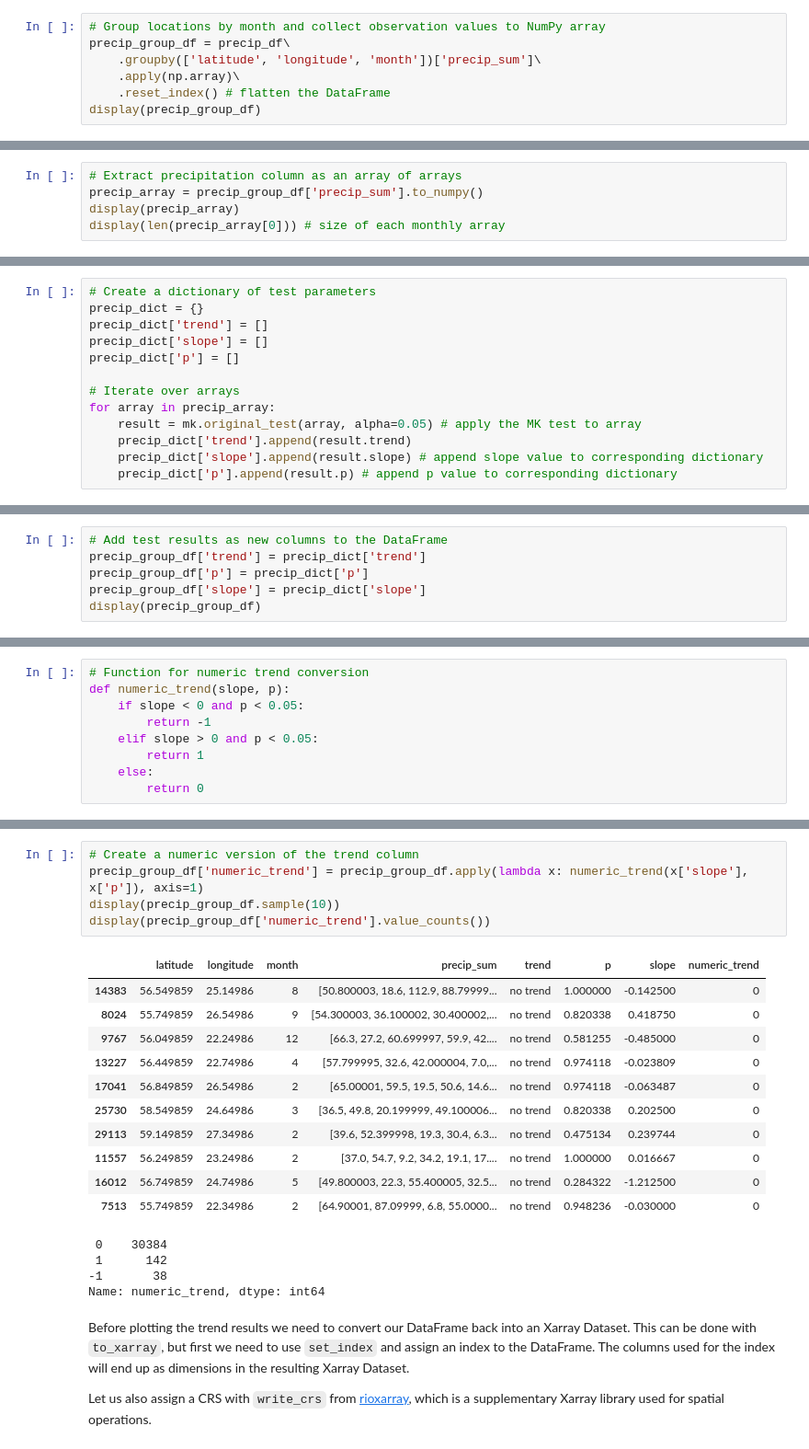
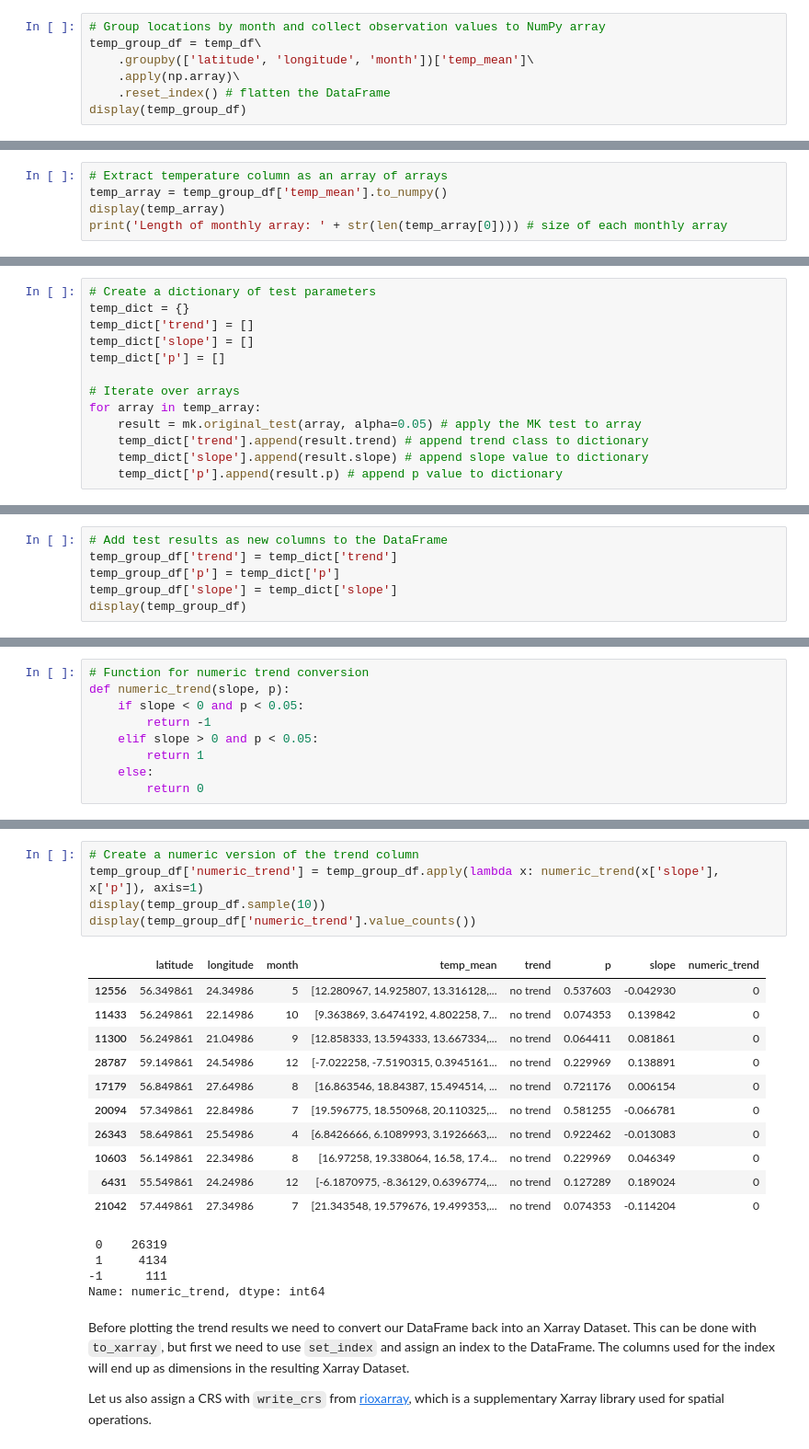
Before and after one commit to LandscapeGeoinformatics/EGU_2021_lgeo_workshops, a Jupyter notebook: SC5.8/EGU2021_Workshop_SC58.ipynb, the cells around one changed output, grey strips where cells are left out. Shown: that part at 92% size. Saved outputs shown, nothing was run; the diff lists cells and outputs as text.

```diff
--- a/SC5.8/EGU2021_Workshop_SC58.ipynb
+++ b/SC5.8/EGU2021_Workshop_SC58.ipynb
@@ -193,8 +221,8 @@ Pandas function `apply` can be used for applying different functions rowwise in
 # %%
 # Group locations by month and collect observation values to NumPy array
-precip_group_df = precip_df\
-    .groupby(['latitude', 'longitude', 'month'])['precip_sum']\
+temp_group_df = temp_df\
+    .groupby(['latitude', 'longitude', 'month'])['temp_mean']\
     .apply(np.array)\
     .reset_index() # flatten the DataFrame
-display(precip_group_df)
+display(temp_group_df)
 # %% [output]
@@ -218,8 +246,8 @@ For this reason, it is optimal to convert the `precip_sum` column into a NumPy a
 
 The order of records will be retained, so we can later add the trend analysis results back to the DataFrame.
 # %%
-# Extract precipitation column as an array of arrays
-precip_array = precip_group_df['precip_sum'].to_numpy()
-display(precip_array)
-display(len(precip_array[0])) # size of each monthly array
+# Extract temperature column as an array of arrays
+temp_array = temp_group_df['temp_mean'].to_numpy()
+display(temp_array)
+print('Length of monthly array: ' + str(len(temp_array[0]))) # size of each monthly array
 # %% [output]
@@ -263,14 +291,14 @@ For our purposes, we will only extract parameters `trend`, `p` and `slope`, whic
 # %%
 # Create a dictionary of test parameters
-precip_dict = {}
-precip_dict['trend'] = []
-precip_dict['slope'] = []
-precip_dict['p'] = []
+temp_dict = {}
+temp_dict['trend'] = []
+temp_dict['slope'] = []
+temp_dict['p'] = []
 
 # Iterate over arrays
-for array in precip_array:
+for array in temp_array:
     result = mk.original_test(array, alpha=0.05) # apply the MK test to array
-    precip_dict['trend'].append(result.trend)
-    precip_dict['slope'].append(result.slope) # append slope value to corresponding dictionary
-    precip_dict['p'].append(result.p) # append p value to corresponding dictionary
+    temp_dict['trend'].append(result.trend) # append trend class to dictionary
+    temp_dict['slope'].append(result.slope) # append slope value to dictionary
+    temp_dict['p'].append(result.p) # append p value to dictionary
 # %% [markdown]
@@ -278,7 +306,7 @@ As the order of arrays was the same as in `precip_group_df` we can add the MK te
 # %%
 # Add test results as new columns to the DataFrame
-precip_group_df['trend'] = precip_dict['trend']
-precip_group_df['p'] = precip_dict['p']
-precip_group_df['slope'] = precip_dict['slope']
-display(precip_group_df)
+temp_group_df['trend'] = temp_dict['trend']
+temp_group_df['p'] = temp_dict['p']
+temp_group_df['slope'] = temp_dict['slope']
+display(temp_group_df)
 # %% [output]
@@ -344,24 +359,24 @@ Now we can use `apply` and its `lambda` parameter to generate the `numeric_tren`
 Some examples of `lambda` use can be found at [https://pandas.pydata.org/docs/reference/api/pandas.DataFrame.apply.html](https://pandas.pydata.org/docs/reference/api/pandas.DataFrame.apply.html).
 # %%
 # Create a numeric version of the trend column
-precip_group_df['numeric_trend'] = precip_group_df.apply(lambda x: numeric_trend(x['slope'], x['p']), axis=1)
-display(precip_group_df.sample(10))
-display(precip_group_df['numeric_trend'].value_counts())
+temp_group_df['numeric_trend'] = temp_group_df.apply(lambda x: numeric_trend(x['slope'], x['p']), axis=1)
+display(temp_group_df.sample(10))
+display(temp_group_df['numeric_trend'].value_counts())
 # %% [output]
-|  | latitude | longitude | month | precip_sum | trend | p | slope | numeric_trend |
-| 14383 | 56.549859 | 25.14986 | 8 | [50.800003, 18.6, 112.9, 88.79999... | no trend | 1.000000 | -0.142500 | 0 |
-| 8024 | 55.749859 | 26.54986 | 9 | [54.300003, 36.100002, 30.400002,... | no trend | 0.820338 | 0.418750 | 0 |
-| 9767 | 56.049859 | 22.24986 | 12 | [66.3, 27.2, 60.699997, 59.9, 42.... | no trend | 0.581255 | -0.485000 | 0 |
-| 13227 | 56.449859 | 22.74986 | 4 | [57.799995, 32.6, 42.000004, 7.0,... | no trend | 0.974118 | -0.023809 | 0 |
-| 17041 | 56.849859 | 26.54986 | 2 | [65.00001, 59.5, 19.5, 50.6, 14.6... | no trend | 0.974118 | -0.063487 | 0 |
-| 25730 | 58.549859 | 24.64986 | 3 | [36.5, 49.8, 20.199999, 49.100006... | no trend | 0.820338 | 0.202500 | 0 |
-| 29113 | 59.149859 | 27.34986 | 2 | [39.6, 52.399998, 19.3, 30.4, 6.3... | no trend | 0.475134 | 0.239744 | 0 |
-| 11557 | 56.249859 | 23.24986 | 2 | [37.0, 54.7, 9.2, 34.2, 19.1, 17.... | no trend | 1.000000 | 0.016667 | 0 |
-| 16012 | 56.749859 | 24.74986 | 5 | [49.800003, 22.3, 55.400005, 32.5... | no trend | 0.284322 | -1.212500 | 0 |
-| 7513 | 55.749859 | 22.34986 | 2 | [64.90001, 87.09999, 6.8, 55.0000... | no trend | 0.948236 | -0.030000 | 0 |
+|  | latitude | longitude | month | temp_mean | trend | p | slope | numeric_trend |
+| 12556 | 56.349861 | 24.34986 | 5 | [12.280967, 14.925807, 13.316128,... | no trend | 0.537603 | -0.042930 | 0 |
+| 11433 | 56.249861 | 22.14986 | 10 | [9.363869, 3.6474192, 4.802258, 7... | no trend | 0.074353 | 0.139842 | 0 |
+| 11300 | 56.249861 | 21.04986 | 9 | [12.858333, 13.594333, 13.667334,... | no trend | 0.064411 | 0.081861 | 0 |
+| 28787 | 59.149861 | 24.54986 | 12 | [-7.022258, -7.5190315, 0.3945161... | no trend | 0.229969 | 0.138891 | 0 |
+| 17179 | 56.849861 | 27.64986 | 8 | [16.863546, 18.84387, 15.494514, ... | no trend | 0.721176 | 0.006154 | 0 |
+| 20094 | 57.349861 | 22.84986 | 7 | [19.596775, 18.550968, 20.110325,... | no trend | 0.581255 | -0.066781 | 0 |
+| 26343 | 58.649861 | 25.54986 | 4 | [6.8426666, 6.1089993, 3.1926663,... | no trend | 0.922462 | -0.013083 | 0 |
+| 10603 | 56.149861 | 22.34986 | 8 | [16.97258, 19.338064, 16.58, 17.4... | no trend | 0.229969 | 0.046349 | 0 |
+| 6431 | 55.549861 | 24.24986 | 12 | [-6.1870975, -8.36129, 0.6396774,... | no trend | 0.127289 | 0.189024 | 0 |
+| 21042 | 57.449861 | 27.34986 | 7 | [21.343548, 19.579676, 19.499353,... | no trend | 0.074353 | -0.114204 | 0 |
- 0    30384
- 1      142
--1       38
+ 0    26319
+ 1     4134
+-1      111
 Name: numeric_trend, dtype: int64
 # %% [markdown]
 Before plotting the trend results we need to convert our DataFrame back into an Xarray Dataset. This can be done with `to_xarray`, but first we need to use `set_index` and assign an index to the DataFrame. The columns used for the index will end up as dimensions in the resulting Xarray Dataset.
```
Also changed, not shown: parts of 64 cells of this notebook.
